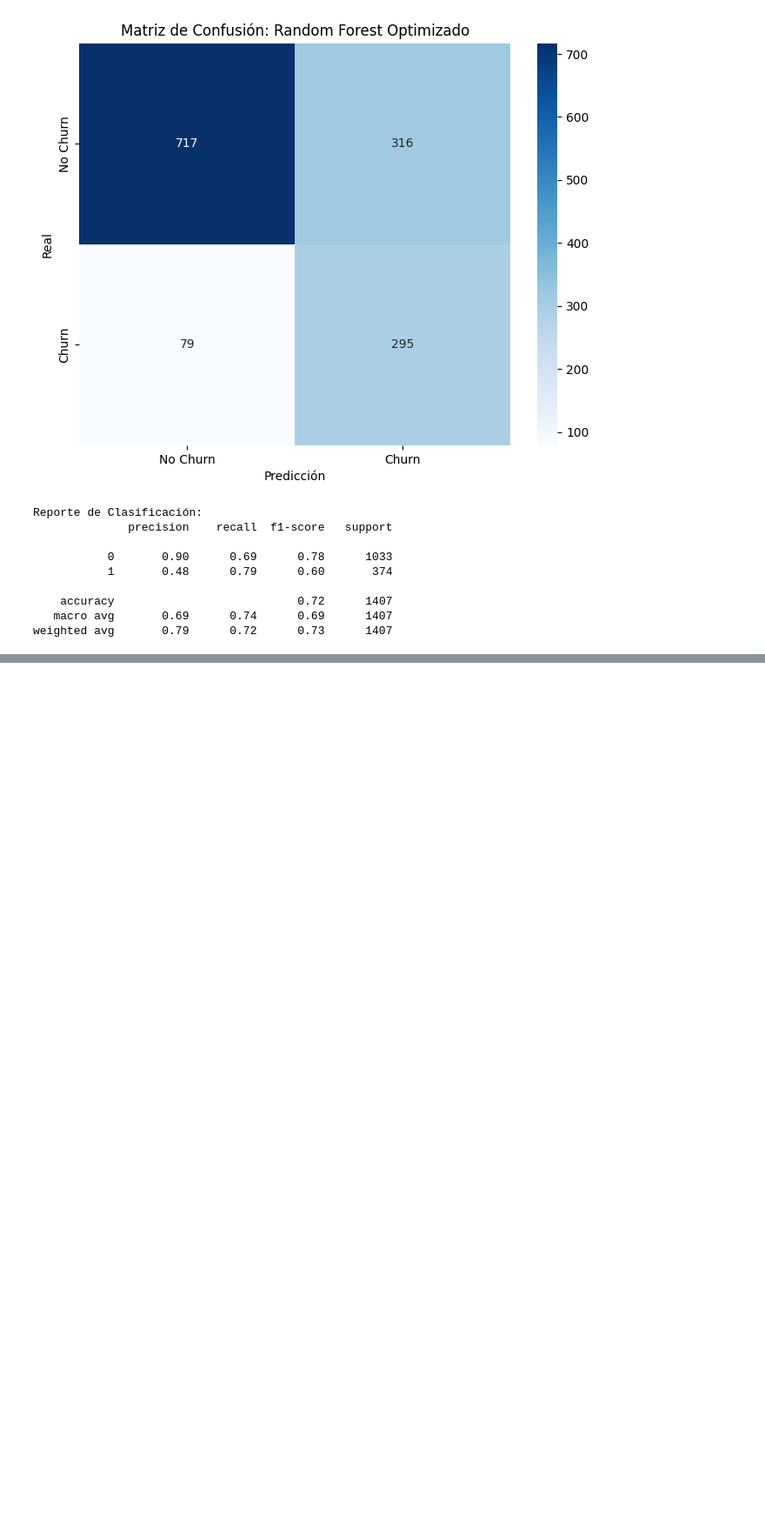
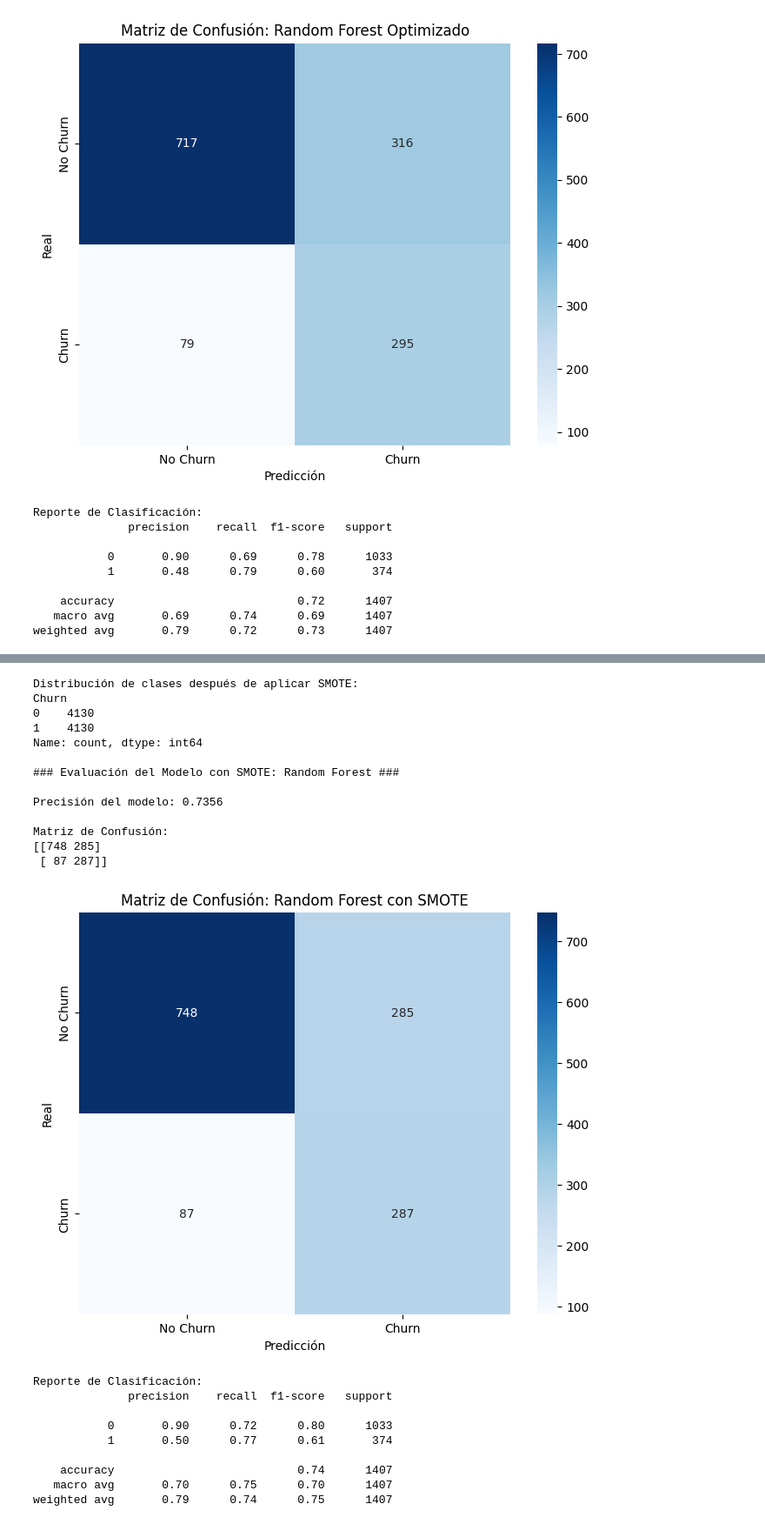
Before and after one commit to soyjosep/proyecto_prediccion_de_clientes, a Jupyter notebook: churn_prediction.ipynb, the cells around one changed output, grey strips where cells are left out. Shown: that part at 87% size. Cells and saved outputs as stored; diff of their text form; code cells hidden in the pictures; blank space fills up the shorter version.

Commit message:
## Mejorando el Modelo con SMOTE: Balanceo de Clases

```diff
--- a/churn_prediction.ipynb
+++ b/churn_prediction.ipynb
@@ -654,0 +667,71 @@ weighted avg       0.79      0.72      0.73      1407
+# %%
+# Aplicar SMOTE al conjunto de entrenamiento
+smote = SMOTE(random_state=42)
+X_train_smote, y_train_smote = smote.fit_resample(X_train, y_train)
+
+# Verificar la distribución de clases después de SMOTE
+print("Distribución de clases después de aplicar SMOTE:")
+print(y_train_smote.value_counts())
+
+# Inicializar el modelo Random Forest optimizado
+rf_model_smote = RandomForestClassifier(
+    n_estimators=200,           # Número de árboles
+    max_depth=10,               # Profundidad máxima del árbol
+    min_samples_split=10,       # Mínimas muestras para dividir un nodo
+    class_weight='balanced',    # Peso de clases balanceado
+    random_state=42
+)
+
+# Entrenar el modelo en el dataset balanceado
+rf_model_smote.fit(X_train_smote, y_train_smote)
+
+# Realizar predicciones
+y_pred_rf_smote = rf_model_smote.predict(X_test)
+
+# Evaluar el modelo
+accuracy_rf_smote = accuracy_score(y_test, y_pred_rf_smote)
+conf_matrix_rf_smote = confusion_matrix(y_test, y_pred_rf_smote)
+class_report_rf_smote = classification_report(y_test, y_pred_rf_smote)
+
+# Mostrar resultados
+print("\n### Evaluación del Modelo con SMOTE: Random Forest ###\n")
+print(f"Precisión del modelo: {accuracy_rf_smote:.4f}")
+print("\nMatriz de Confusión:")
+print(conf_matrix_rf_smote)
+
+# Visualizar la matriz de confusión
+plt.figure(figsize=(8, 6))
+sns.heatmap(conf_matrix_rf_smote, annot=True, fmt="d", cmap="Blues",
+            xticklabels=["No Churn", "Churn"], yticklabels=["No Churn", "Churn"])
+plt.title("Matriz de Confusión: Random Forest con SMOTE")
+plt.xlabel("Predicción")
+plt.ylabel("Real")
+plt.show()
+
+# Reporte de clasificación
+print("\nReporte de Clasificación:")
+print(class_report_rf_smote)
+# %% [output]
+Distribución de clases después de aplicar SMOTE:
+Churn
+0    4130
+1    4130
+Name: count, dtype: int64
+
+### Evaluación del Modelo con SMOTE: Random Forest ###
+
+Precisión del modelo: 0.7356
+
+Matriz de Confusión:
+[[748 285]
+ [ 87 287]]
+[figure, added]
+Reporte de Clasificación:
+              precision    recall  f1-score   support
+
+           0       0.90      0.72      0.80      1033
+           1       0.50      0.77      0.61       374
+
+    accuracy                           0.74      1407
+   macro avg       0.70      0.75      0.70      1407
+weighted avg       0.79      0.74      0.75      1407
```
Also changed, not shown: parts of 2 cells of this notebook.
